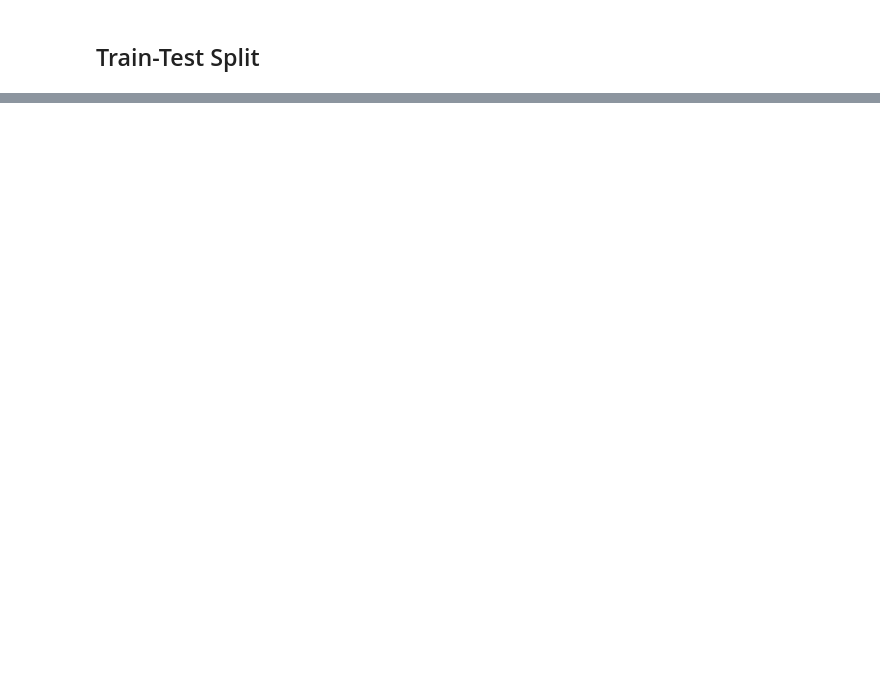
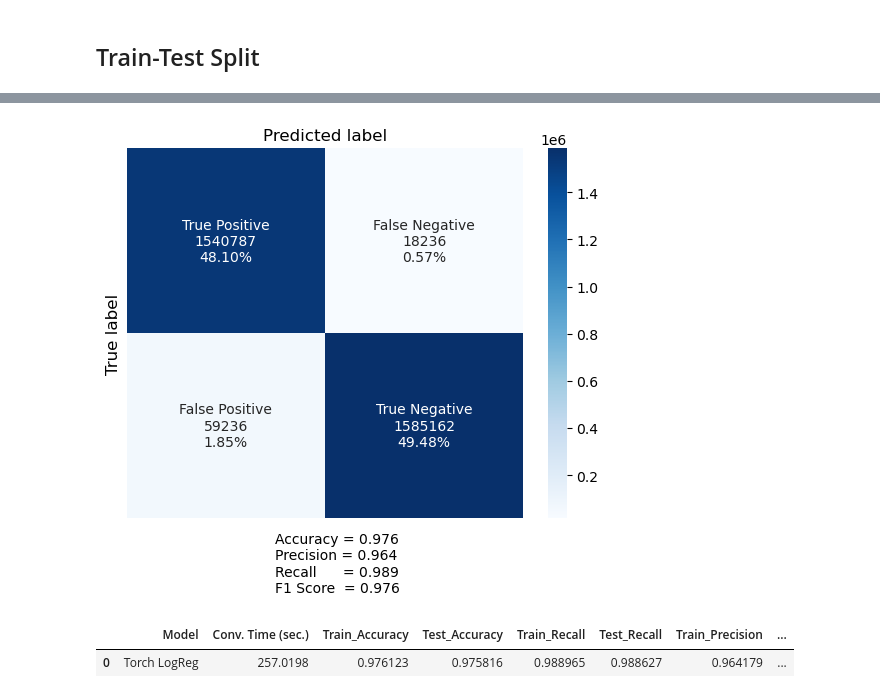
Before and after one commit to japoeder/Basket-Analysis, a Jupyter notebook: 6) Neural Net.ipynb, the cells around one changed output, grey strips where cells are left out. Drawn from its saved outputs; the diff is of its cells as text; code cells hidden in the pictures; blank space fills up the shorter version.

Commit message:
run nn model.

```diff
--- a/6) Neural Net.ipynb
+++ b/6) Neural Net.ipynb
@@ -162,0 +166,29 @@ models_dict = {}
+# %%
+X_train_t = torch.tensor(X_train, dtype=torch.float, device=processor)
+X_test_t = torch.tensor(X_test, dtype=torch.float, device=processor)
+y_train_t = torch.tensor(y_train, dtype=torch.float, device=processor).view(-1, 1)
+y_test_t = torch.tensor(y_test, dtype=torch.float, device=processor).view(-1, 1)
+# %%
+class LogReg(nn.Module):
+    def __init__(self, num_features):
+        super().__init__()
+        self.layer0 = nn.Linear(in_features=num_features, out_features=round(num_features/2))
+        self.relu = nn.ReLU()
+        self.layer1 = nn.Linear(round(num_features/2), 1)
+        self.sigmoid = nn.Sigmoid()
+
+    def forward(self, x):
+        x = self.layer0(x)
+        x = self.relu(x)
+        x = self.layer1(x)
+        x = self.sigmoid(x)
+        return x
+
+def calculate_accuracy(preds, actuals):
+
+    with torch.no_grad():
+        rounded_preds = torch.round(preds)
+        num_correct = torch.sum(rounded_preds == actuals)
+        accuracy = num_correct/len(preds)
+
+    return accuracy
@@ -162,0 +262,19 @@ models_dict = {}
+# %%
+pred_train = prob_to_label(model(X_train_t).cpu().detach().numpy())
+pred_test = prob_to_label(model(X_test_t).cpu().detach().numpy())
+samples_dict['pred_train'] = pred_train
+samples_dict['pred_test'] = pred_test
+
+# Compute and print the confusion matrix and classification report
+#Creating confusion matrix
+make_cm([y_test,pred_test])
+
+#Models and sample dicts
+models_dict['Torch LogReg'] = {'pred_train':pred_train, 'pred_test':pred_test, 'est_time':end-start}
+
+#Print model comparisons
+model_comparisons(models_dict, samples_dict)
+# %% [output]
+[figure, added]
+|  | Model | Conv. Time (sec.) | Train_Accuracy | Test_Accuracy | Train_Recall | Test_Recall | Train_Precision | ... |
+| 0 | Torch LogReg | 257.0198 | 0.976123 | 0.975816 | 0.988965 | 0.988627 | 0.964179 | ... |
```
Also changed, not shown: parts of 11 cells of this notebook.
